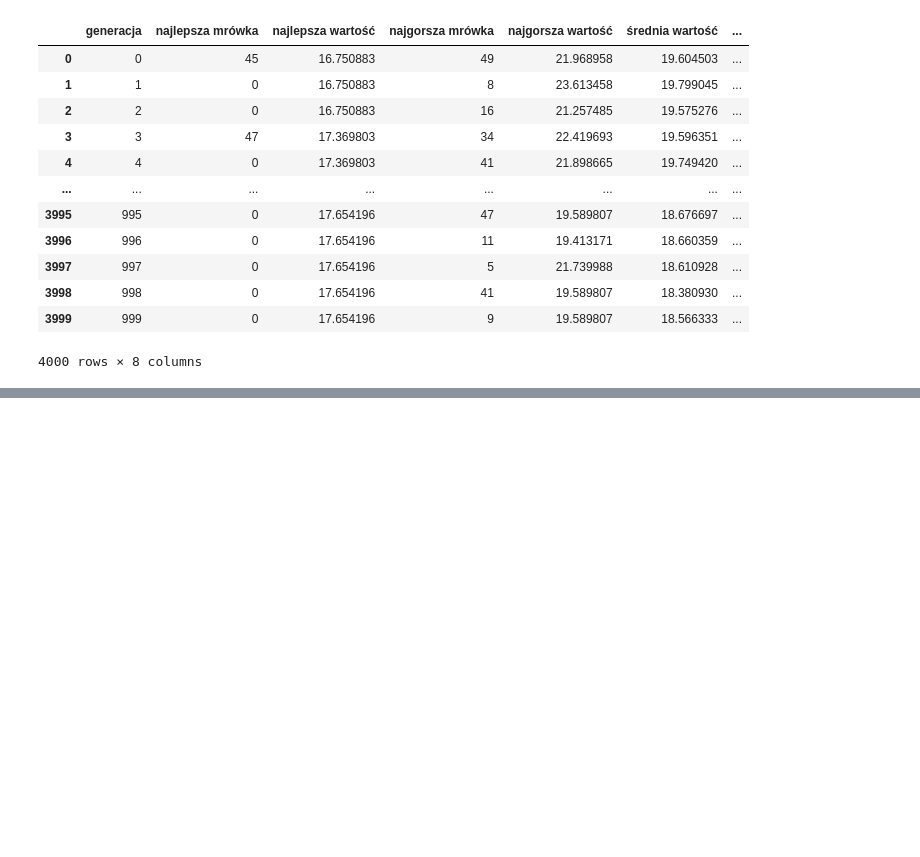
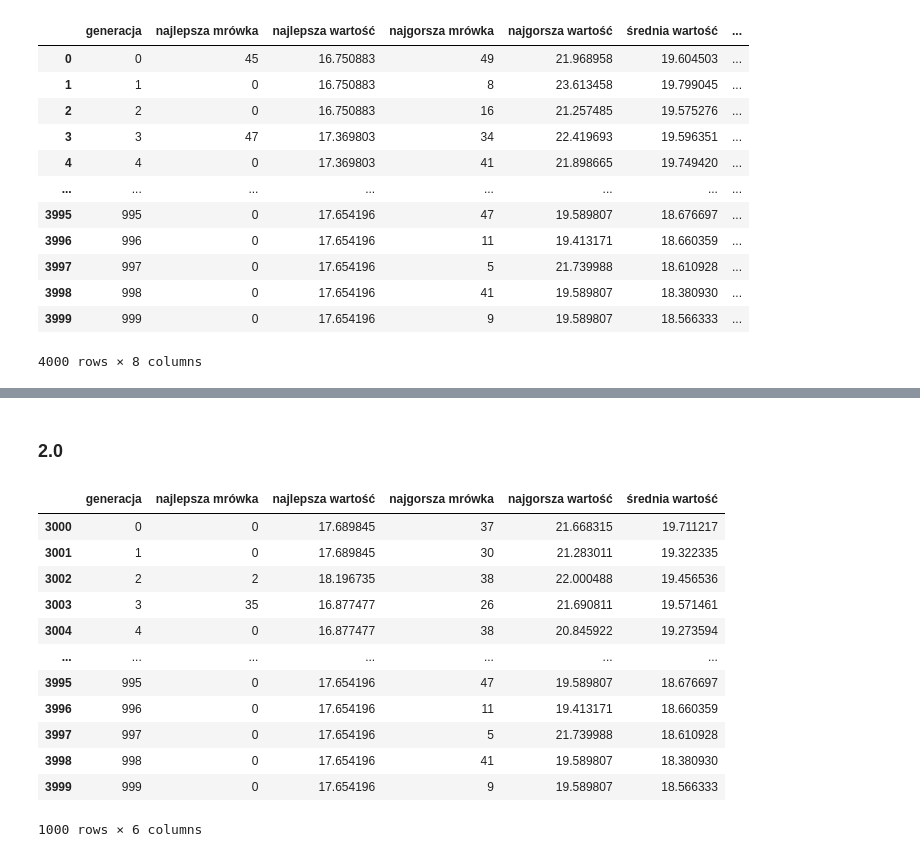
Before and after one commit to christopher-dabrowski/POSI-C4, a Jupyter notebook: Analiza danych.ipynb, the cells around one changed output, grey strips where cells are left out. Saved outputs shown, nothing was run; the diff lists cells and outputs as text; code cells hidden in the pictures; blank space fills up the shorter version.

```diff
--- a/Analiza danych.ipynb
+++ b/Analiza danych.ipynb
@@ -103,0 +225,21 @@ memory usage: 250.1+ KB
+# %% [markdown]
+### 2.0
+# %%
+df_aco_alfa_20 = df_aco_alfa.query('`wartość parametru` == 2.0').drop(['testowany parametr', 'wartość parametru'], axis=1)
+name = 'aco_alfa = 2.0'
+df = df_aco_alfa_20
+df
+# %% [output]
+|  | generacja | najlepsza mrówka | najlepsza wartość | najgorsza mrówka | najgorsza wartość | średnia wartość |
+| 3000 | 0 | 0 | 17.689845 | 37 | 21.668315 | 19.711217 |
+| 3001 | 1 | 0 | 17.689845 | 30 | 21.283011 | 19.322335 |
+| 3002 | 2 | 2 | 18.196735 | 38 | 22.000488 | 19.456536 |
+| 3003 | 3 | 35 | 16.877477 | 26 | 21.690811 | 19.571461 |
+| 3004 | 4 | 0 | 16.877477 | 38 | 20.845922 | 19.273594 |
+| ... | ... | ... | ... | ... | ... | ... |
+| 3995 | 995 | 0 | 17.654196 | 47 | 19.589807 | 18.676697 |
+| 3996 | 996 | 0 | 17.654196 | 11 | 19.413171 | 18.660359 |
+| 3997 | 997 | 0 | 17.654196 | 5 | 21.739988 | 18.610928 |
+| 3998 | 998 | 0 | 17.654196 | 41 | 19.589807 | 18.380930 |
+| 3999 | 999 | 0 | 17.654196 | 9 | 19.589807 | 18.566333 |
+1000 rows × 6 columns
```
Also changed, not shown: parts of 19 cells of this notebook.
